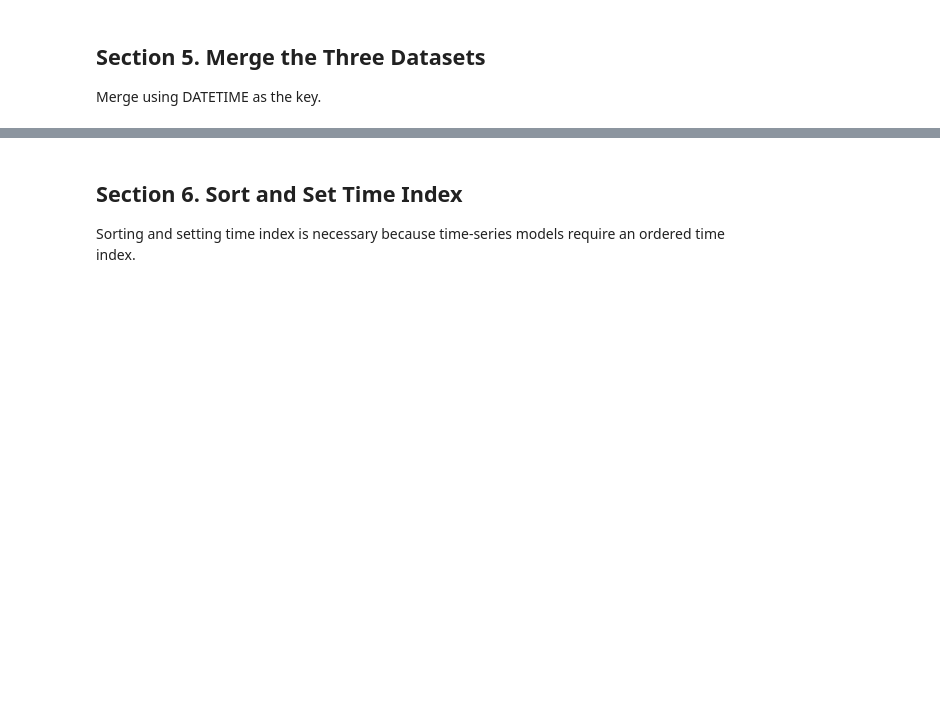
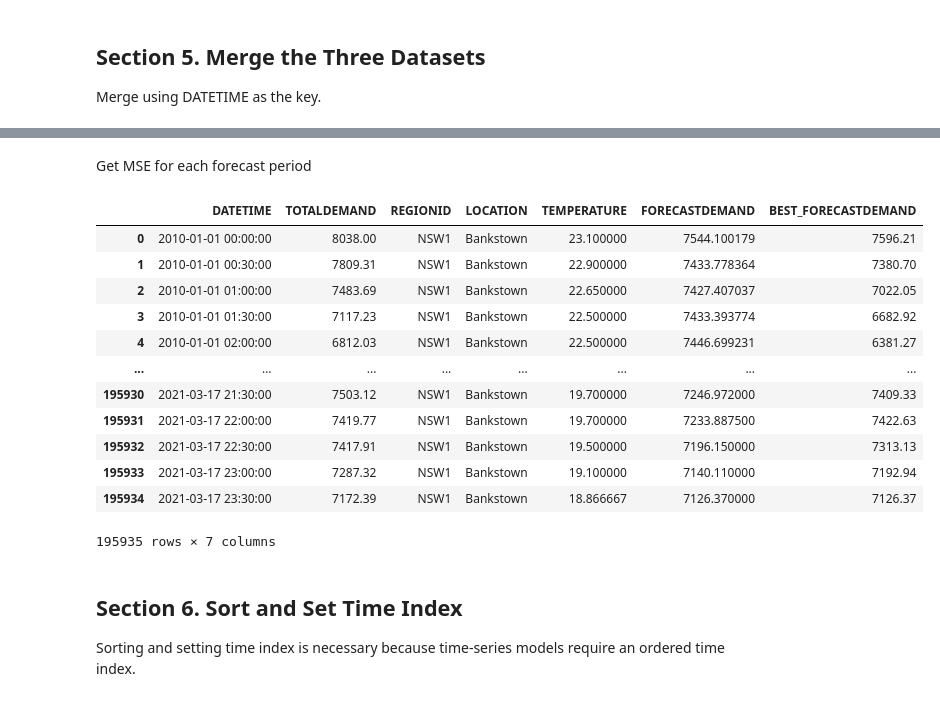
Before and after one commit to laukamkit/capstone_project_GroupA, a Jupyter notebook: src/Data_Preprocessing.ipynb, the cells around one changed output, grey strips where cells are left out. Saved outputs shown, nothing was run; the diff lists cells and outputs as text; code cells hidden in the pictures; blank space fills up the shorter version.

```diff
--- a/src/Data_Preprocessing.ipynb
+++ b/src/Data_Preprocessing.ipynb
@@ -138,0 +221,2 @@ df_merged.head()
+# %% [markdown]
+Get MSE for each forecast period
@@ -139,3 +229,19 @@ df_merged.head()
+# %%
+df_merged
+# %% [output]
+|  | DATETIME | TOTALDEMAND | REGIONID | LOCATION | TEMPERATURE | FORECASTDEMAND | BEST_FORECASTDEMAND |
+| 0 | 2010-01-01 00:00:00 | 8038.00 | NSW1 | Bankstown | 23.100000 | 7544.100179 | 7596.21 |
+| 1 | 2010-01-01 00:30:00 | 7809.31 | NSW1 | Bankstown | 22.900000 | 7433.778364 | 7380.70 |
+| 2 | 2010-01-01 01:00:00 | 7483.69 | NSW1 | Bankstown | 22.650000 | 7427.407037 | 7022.05 |
+| 3 | 2010-01-01 01:30:00 | 7117.23 | NSW1 | Bankstown | 22.500000 | 7433.393774 | 6682.92 |
+| 4 | 2010-01-01 02:00:00 | 6812.03 | NSW1 | Bankstown | 22.500000 | 7446.699231 | 6381.27 |
+| ... | ... | ... | ... | ... | ... | ... | ... |
+| 195930 | 2021-03-17 21:30:00 | 7503.12 | NSW1 | Bankstown | 19.700000 | 7246.972000 | 7409.33 |
+| 195931 | 2021-03-17 22:00:00 | 7419.77 | NSW1 | Bankstown | 19.700000 | 7233.887500 | 7422.63 |
+| 195932 | 2021-03-17 22:30:00 | 7417.91 | NSW1 | Bankstown | 19.500000 | 7196.150000 | 7313.13 |
+| 195933 | 2021-03-17 23:00:00 | 7287.32 | NSW1 | Bankstown | 19.100000 | 7140.110000 | 7192.94 |
+| 195934 | 2021-03-17 23:30:00 | 7172.39 | NSW1 | Bankstown | 18.866667 | 7126.370000 | 7126.37 |
+195935 rows × 7 columns
 # %% [markdown]
 ## Section 6. Sort and Set Time Index
 
```
Also changed, not shown: parts of 35 cells of this notebook, 10 other files.
